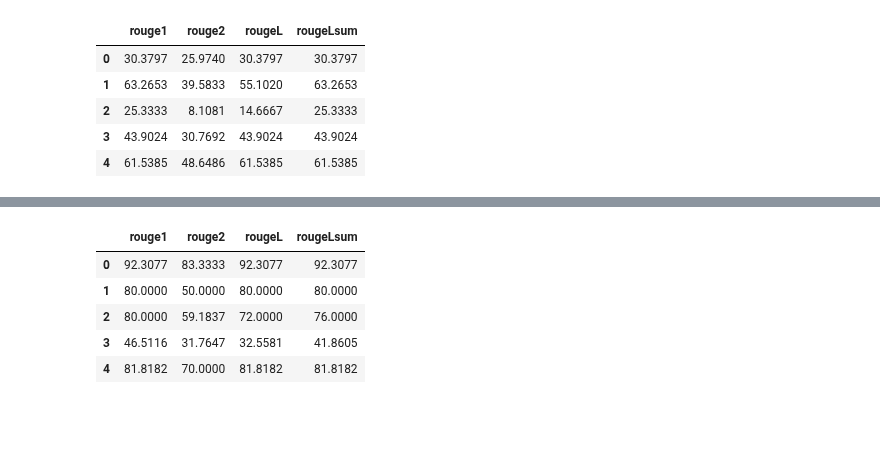
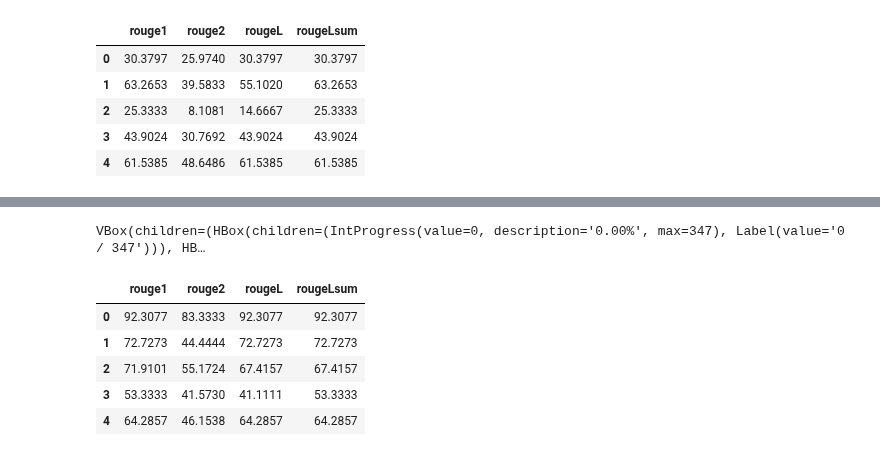
Before and after one commit to yw4401/FinBot, a Jupyter notebook: notebooks/model_rouge.ipynb, the cells around one changed output, grey strips where cells are left out. Cells and saved outputs as stored; diff of their text form; code cells hidden in the pictures; blank space fills up the shorter version.

```diff
--- a/notebooks/model_rouge.ipynb
+++ b/notebooks/model_rouge.ipynb
@@ -397,5 +397,6 @@ print(classification_report(df.y, df.y_hat))
 weighted avg       0.99      0.99      0.99      2100
 # %%
+_, rouge_metric, _ = create_summarization_metrics(None, None)
 pure_df = df.loc[df.y == df.y_hat]
 rouge_results = pure_df.parallel_apply(lambda row: rouge_metric([row["predicted"]], [row["answer"]]), axis=1)
 rouge_results = pd.DataFrame(rouge_results.tolist())
@@ -405,8 +411,9 @@ VBox(children=(HBox(children=(IntProgress(value=0, description='0.00%', max=346)
+VBox(children=(HBox(children=(IntProgress(value=0, description='0.00%', max=347), Label(value='0 / 347'))), HB…
 |  | rouge1 | rouge2 | rougeL | rougeLsum |
 | 0 | 92.3077 | 83.3333 | 92.3077 | 92.3077 |
-| 1 | 80.0000 | 50.0000 | 80.0000 | 80.0000 |
-| 2 | 80.0000 | 59.1837 | 72.0000 | 76.0000 |
-| 3 | 46.5116 | 31.7647 | 32.5581 | 41.8605 |
-| 4 | 81.8182 | 70.0000 | 81.8182 | 81.8182 |
+| 1 | 72.7273 | 44.4444 | 72.7273 | 72.7273 |
+| 2 | 71.9101 | 55.1724 | 67.4157 | 67.4157 |
+| 3 | 53.3333 | 41.5730 | 41.1111 | 53.3333 |
+| 4 | 64.2857 | 46.1538 | 64.2857 | 64.2857 |
 # %%
 rouge_results.to_excel('gs://scraped-news-article-data-null/llama-qa-qa-rouge.xlsx')
```
Also changed, not shown: parts of 3 cells of this notebook, 3 other files.
